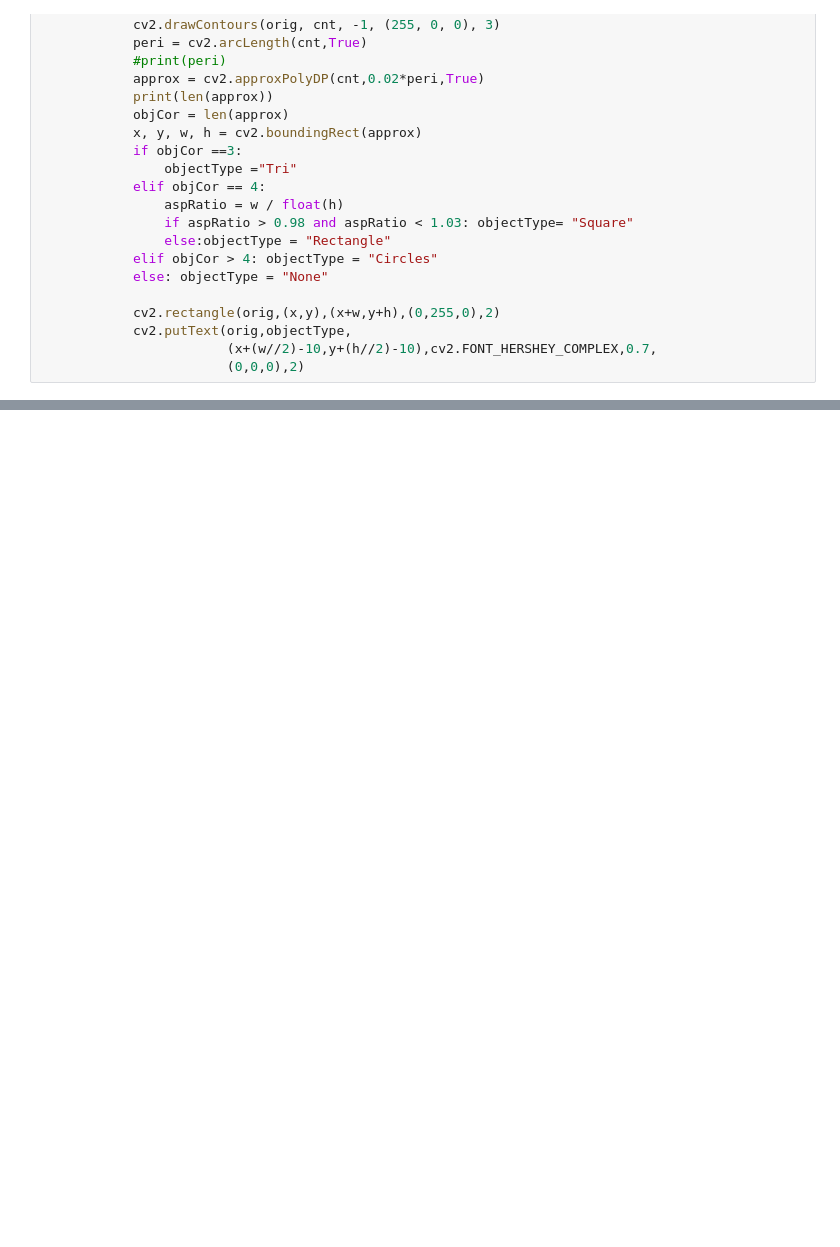
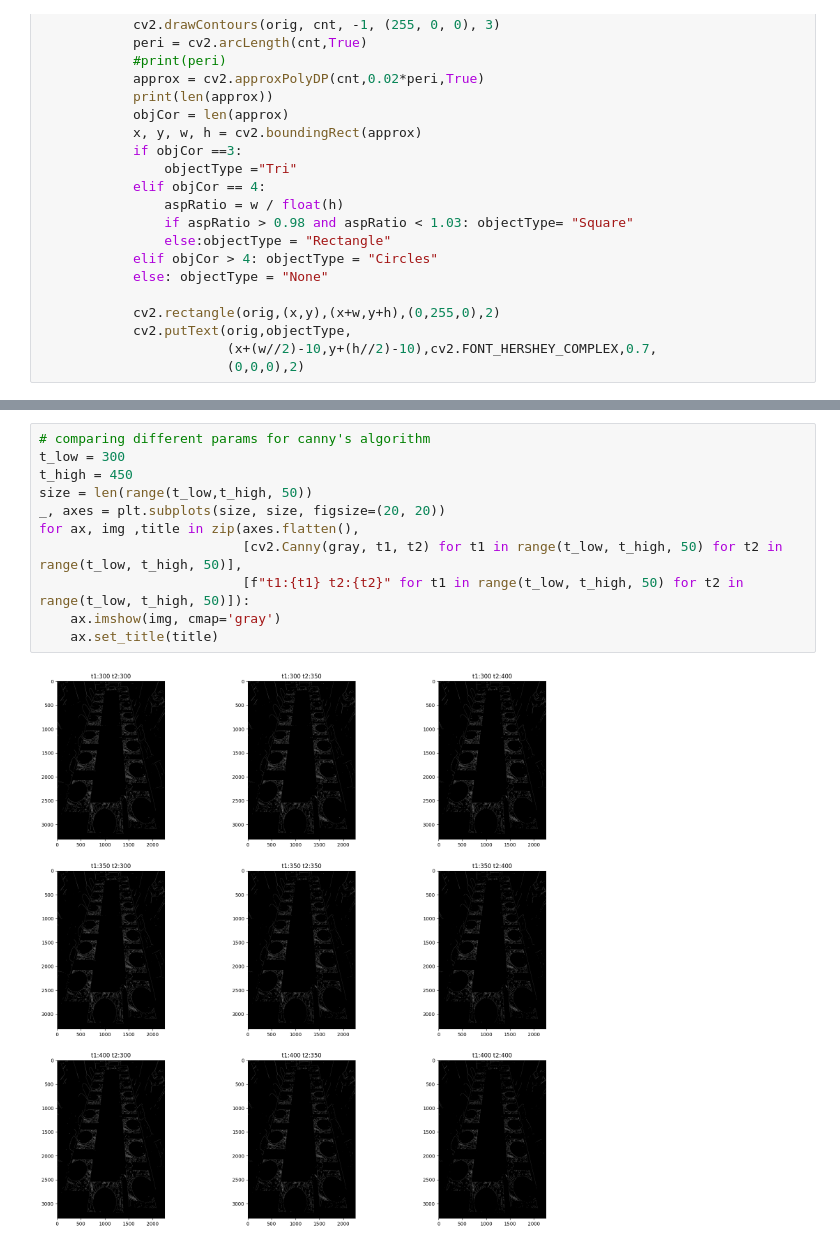
Before and after one commit to uriziv17/TableOrganizer, a Jupyter notebook: tests_in_vision.ipynb, the cells around one changed output, grey strips where cells are left out. Cells and saved outputs as stored; diff of their text form; blank space fills up the shorter version.

```diff
--- a/tests_in_vision.ipynb
+++ b/tests_in_vision.ipynb
@@ -46,0 +101,13 @@ plt.imshow(imgCanny, cmap='gray', aspect='equal')
+# %%
+# comparing different params for canny's algorithm
+t_low = 300
+t_high = 450
+size = len(range(t_low,t_high, 50))
+_, axes = plt.subplots(size, size, figsize=(20, 20))
+for ax, img ,title in zip(axes.flatten(),
+                          [cv2.Canny(gray, t1, t2) for t1 in range(t_low, t_high, 50) for t2 in range(t_low, t_high, 50)],
+                          [f"t1:{t1} t2:{t2}" for t1 in range(t_low, t_high, 50) for t2 in range(t_low, t_high, 50)]):
+    ax.imshow(img, cmap='gray')
+    ax.set_title(title)
+# %% [output]
+[figure, added]
```
Also changed, not shown: parts of 9 cells of this notebook.
